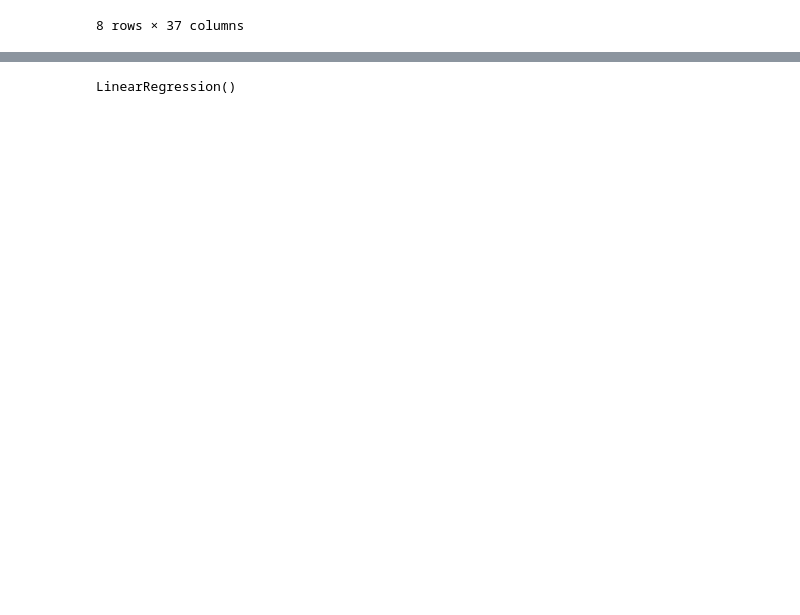
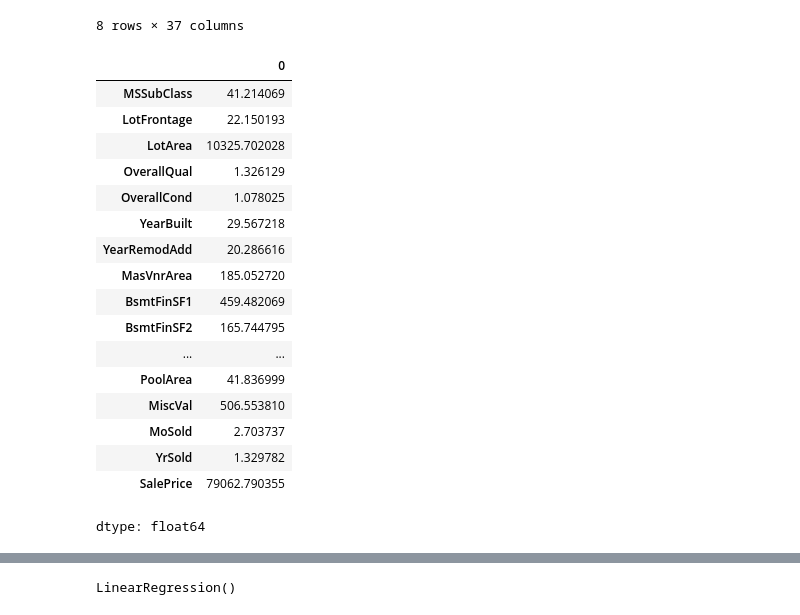
Before and after one commit to moath177/House-price-prediction, a Jupyter notebook: House_price_prediction.ipynb, the cells around one changed output, grey strips where cells are left out. Saved outputs shown, nothing was run; the diff lists cells and outputs as text; code cells hidden in the pictures; blank space fills up the shorter version.

```diff
--- a/House_price_prediction.ipynb
+++ b/House_price_prediction.ipynb
@@ -194,0 +189,25 @@ cotaol = df.select_dtypes(include=['object'])
+# %%
+cotcol = df.select_dtypes(include=['object'])
+numcol = df.select_dtypes(include=['int64','float64'])
+
+numcol = df.select_dtypes(include=['int64','float64']).std()
+numcol
+# %% [output]
+|  | 0 |
+| MSSubClass | 41.214069 |
+| LotFrontage | 22.150193 |
+| LotArea | 10325.702028 |
+| OverallQual | 1.326129 |
+| OverallCond | 1.078025 |
+| YearBuilt | 29.567218 |
+| YearRemodAdd | 20.286616 |
+| MasVnrArea | 185.052720 |
+| BsmtFinSF1 | 459.482069 |
+| BsmtFinSF2 | 165.744795 |
+| ... | ... |
+| PoolArea | 41.836999 |
+| MiscVal | 506.553810 |
+| MoSold | 2.703737 |
+| YrSold | 1.329782 |
+| SalePrice | 79062.790355 |
+dtype: float64
```
Also changed, not shown: parts of 12 cells of this notebook.
